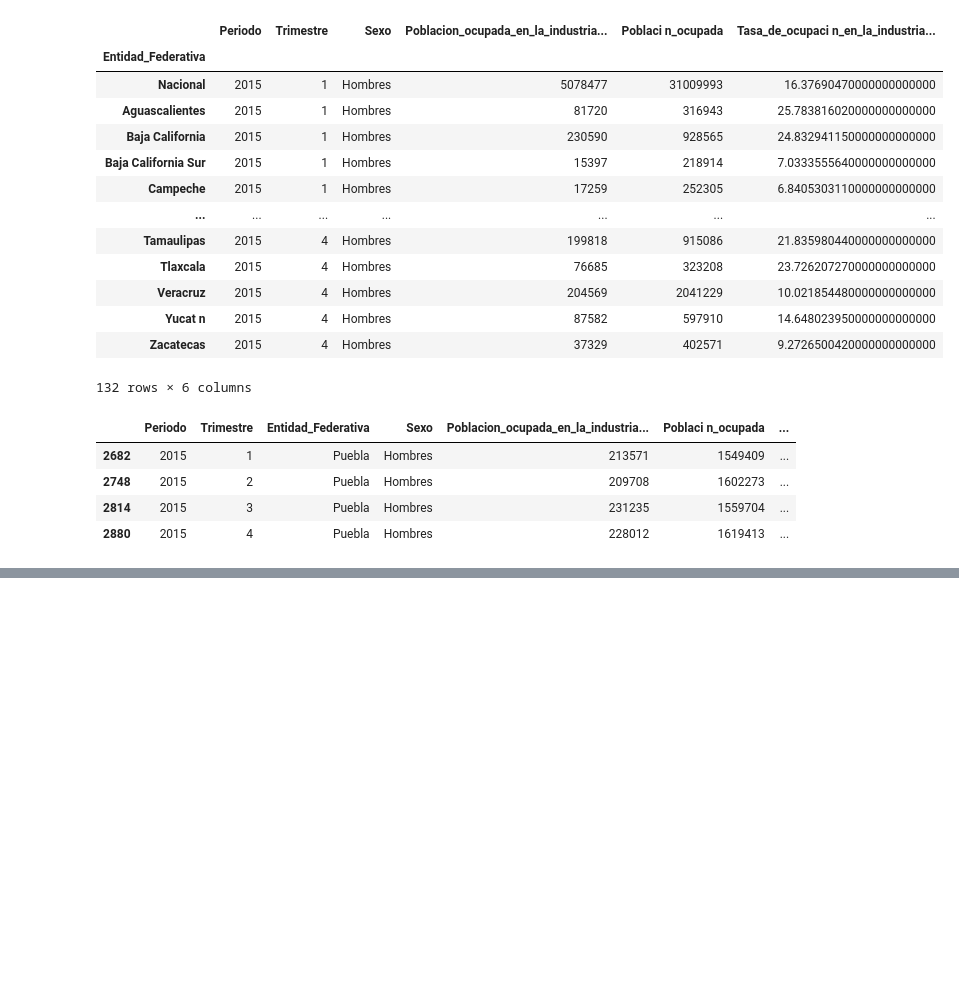
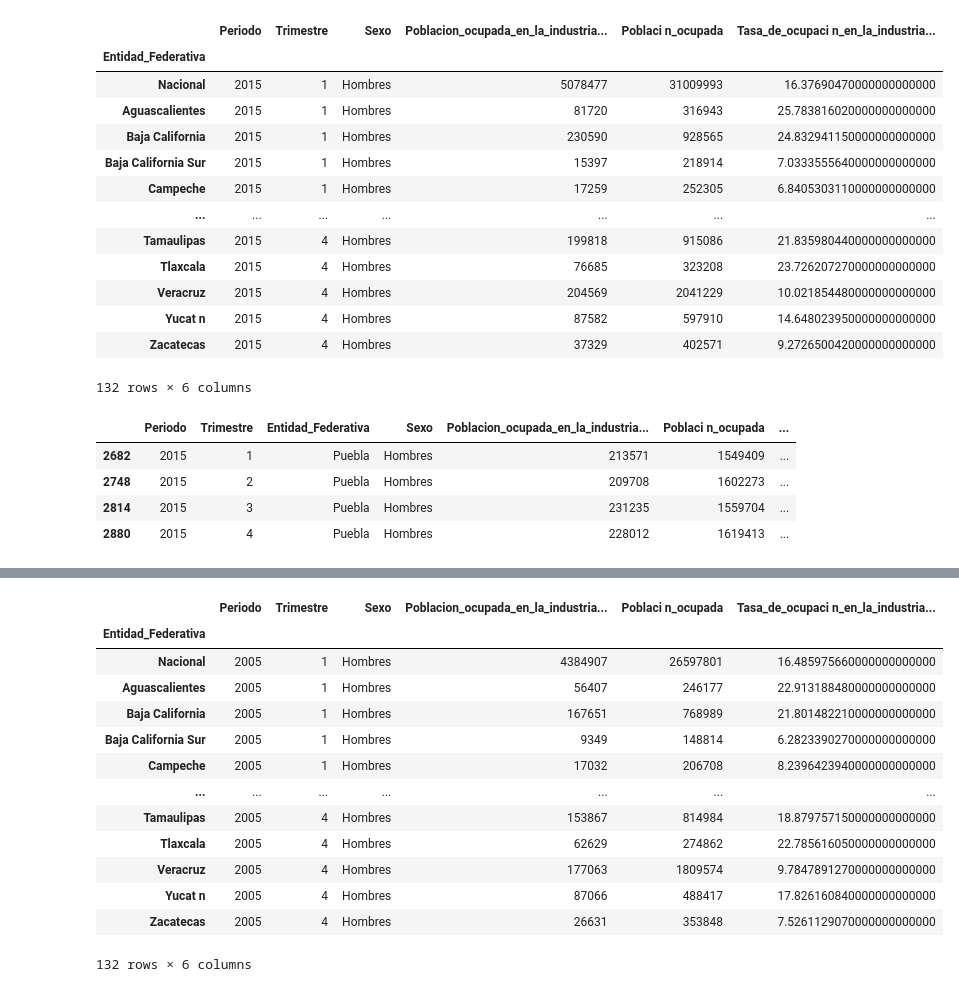
Before and after one commit to EddiRafael/Clase_desarrollo_proyectos, a Jupyter notebook: 1_Extraccion_Datos.ipynb, the cells around one changed output, grey strips where cells are left out. Saved outputs shown, nothing was run; the diff lists cells and outputs as text; code cells hidden in the pictures; blank space fills up the shorter version.

```diff
--- a/1_Extraccion_Datos.ipynb
+++ b/1_Extraccion_Datos.ipynb
@@ -209,0 +215,19 @@ filtro8
+# %%
+#filtro not
+filtro10= df[~(df["Periodo"] >= 2006) & ~(df["Sexo"] == "Mujeres")]
+filtro10
+# %% [output]
+|  | Periodo | Trimestre | Sexo | Poblacion_ocupada_en_la_industria... | Poblaci n_ocupada | Tasa_de_ocupaci n_en_la_industria... |
+| Entidad_Federativa |  |  |  |  |  |  |
+| Nacional | 2005 | 1 | Hombres | 4384907 | 26597801 | 16.485975660000000000000 |
+| Aguascalientes | 2005 | 1 | Hombres | 56407 | 246177 | 22.913188480000000000000 |
+| Baja California | 2005 | 1 | Hombres | 167651 | 768989 | 21.801482210000000000000 |
+| Baja California Sur | 2005 | 1 | Hombres | 9349 | 148814 | 6.2823390270000000000000 |
+| Campeche | 2005 | 1 | Hombres | 17032 | 206708 | 8.2396423940000000000000 |
+| ... | ... | ... | ... | ... | ... | ... |
+| Tamaulipas | 2005 | 4 | Hombres | 153867 | 814984 | 18.879757150000000000000 |
+| Tlaxcala | 2005 | 4 | Hombres | 62629 | 274862 | 22.785616050000000000000 |
+| Veracruz | 2005 | 4 | Hombres | 177063 | 1809574 | 9.7847891270000000000000 |
+| Yucat n | 2005 | 4 | Hombres | 87066 | 488417 | 17.826160840000000000000 |
+| Zacatecas | 2005 | 4 | Hombres | 26631 | 353848 | 7.5261129070000000000000 |
+132 rows × 6 columns
```
Also changed, not shown: parts of 4 cells of this notebook.
